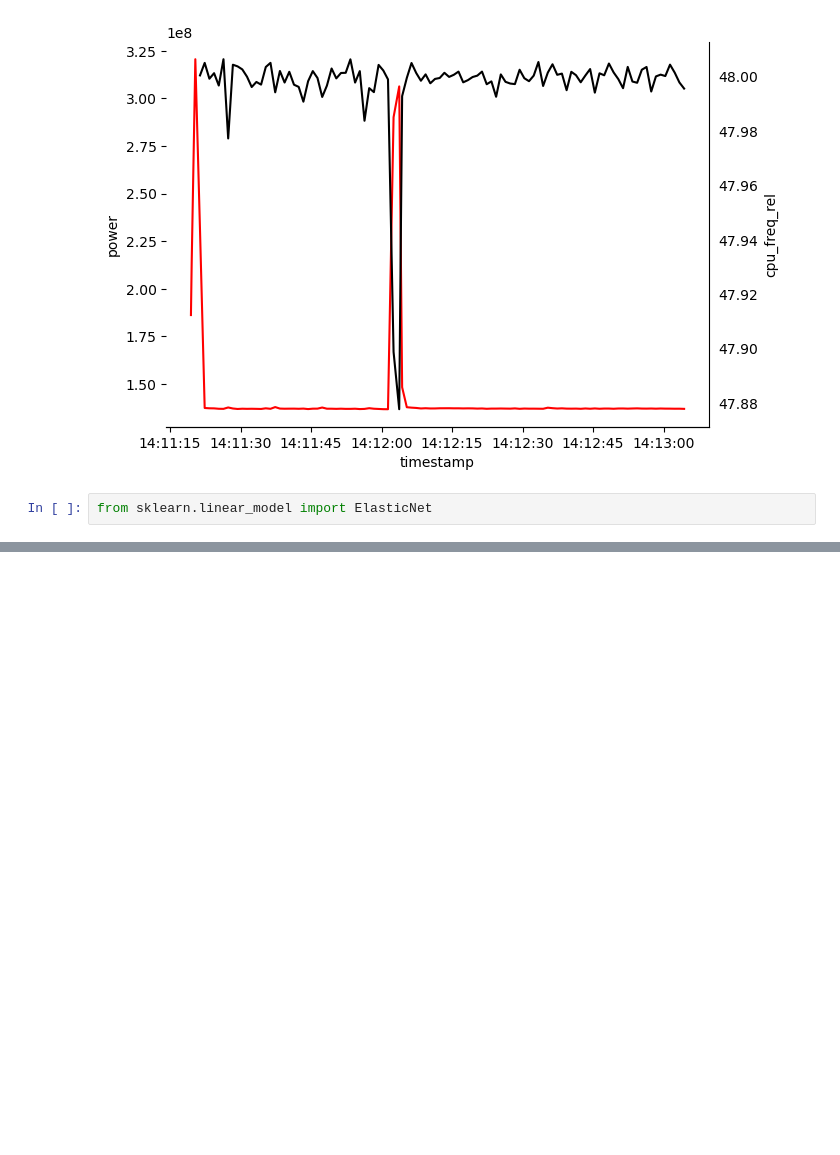
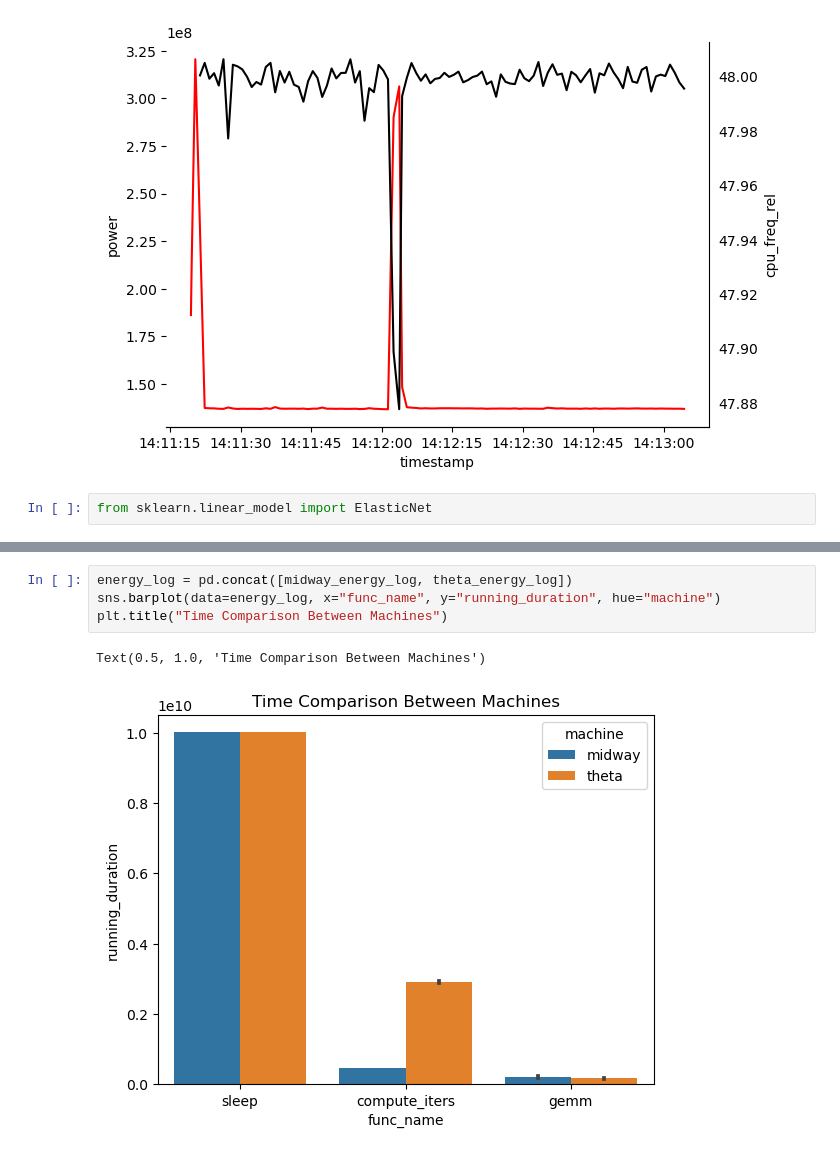
Before and after one commit to AK2000/caws, a Jupyter notebook: notebooks/Energy Analysis.ipynb, the cells around one changed output, grey strips where cells are left out. Drawn from its saved outputs; the diff is of its cells as text; blank space fills up the shorter version.

```diff
--- a/notebooks/Energy Analysis.ipynb
+++ b/notebooks/Energy Analysis.ipynb
@@ -390,0 +423,7 @@ Text(0.5, 1.0, 'Energy Comparison Between Machines')
+# %%
+energy_log = pd.concat([midway_energy_log, theta_energy_log])
+sns.barplot(data=energy_log, x="func_name", y="running_duration", hue="machine")
+plt.title("Time Comparison Between Machines")
+# %% [output]
+Text(0.5, 1.0, 'Time Comparison Between Machines')
+[figure, added]
```
Also changed, not shown: parts of 22 cells of this notebook, 7 other files.
